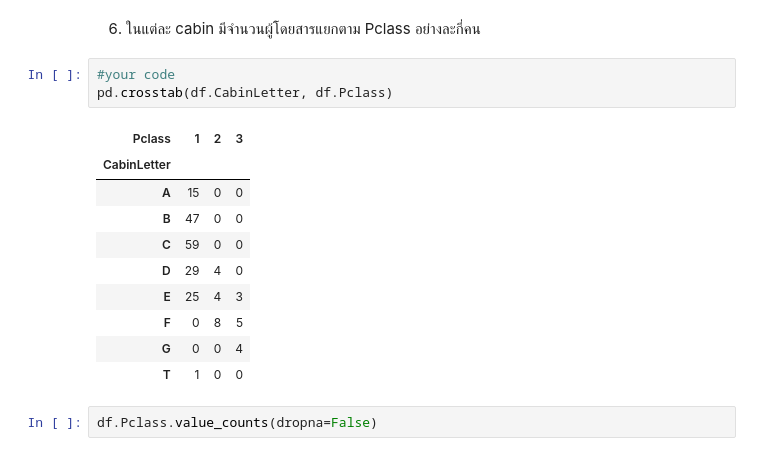
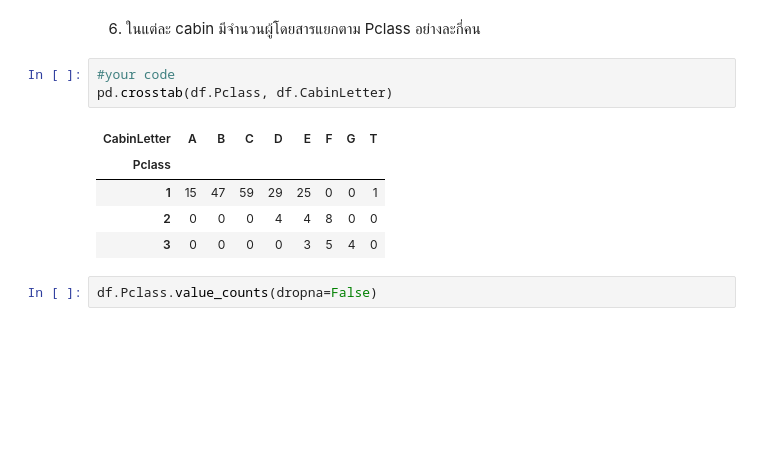
Before and after one commit to nookkungz/Code-Practice, a Jupyter notebook: Python/Statistic Programming/Assignments/แบบฝึกหัด2 (1).ipynb, the cells around one changed output. Drawn from its saved outputs; the diff is of its cells as text; blank space fills up the shorter version.

```diff
--- a/Python/Statistic Programming/Assignments/แบบฝึกหัด2 (1).ipynb
+++ b/Python/Statistic Programming/Assignments/แบบฝึกหัด2 (1).ipynb
@@ -243,18 +235,13 @@ df.filter(['Survived','Fare','CabinLetter']).groupby(['CabinLetter', 'Survived']
 6. ในแต่ละ cabin มีจำนวนผู้โดยสารแยกตาม Pclass อย่างละกี่คน
 # %%
 #your code
-pd.crosstab(df.CabinLetter, df.Pclass)
+pd.crosstab(df.Pclass, df.CabinLetter)
 # %% [output]
-| Pclass | 1 | 2 | 3 |
-| CabinLetter |  |  |  |
-| A | 15 | 0 | 0 |
-| B | 47 | 0 | 0 |
-| C | 59 | 0 | 0 |
-| D | 29 | 4 | 0 |
-| E | 25 | 4 | 3 |
-| F | 0 | 8 | 5 |
-| G | 0 | 0 | 4 |
-| T | 1 | 0 | 0 |
+| CabinLetter | A | B | C | D | E | F | G | T |
+| Pclass |  |  |  |  |  |  |  |  |
+| 1 | 15 | 47 | 59 | 29 | 25 | 0 | 0 | 1 |
+| 2 | 0 | 0 | 0 | 4 | 4 | 8 | 0 | 0 |
+| 3 | 0 | 0 | 0 | 0 | 3 | 5 | 4 | 0 |
 # %%
 df.Pclass.value_counts(dropna=False)
 # %% [output]
```
Also changed, not shown: parts of 1 cell of this notebook, 10 other files.
